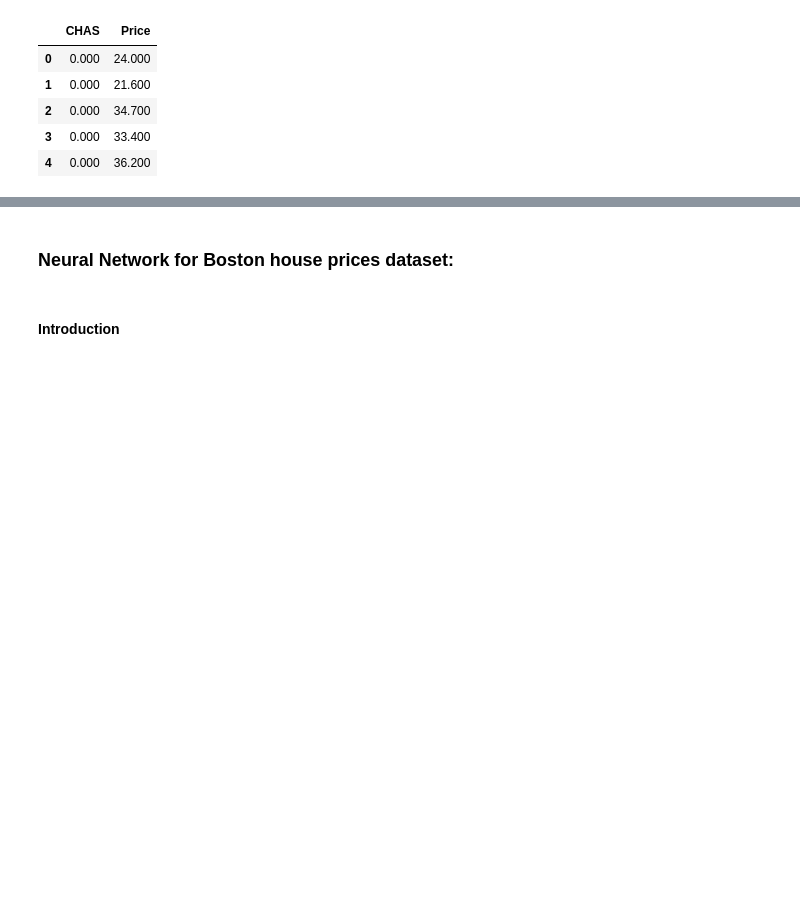
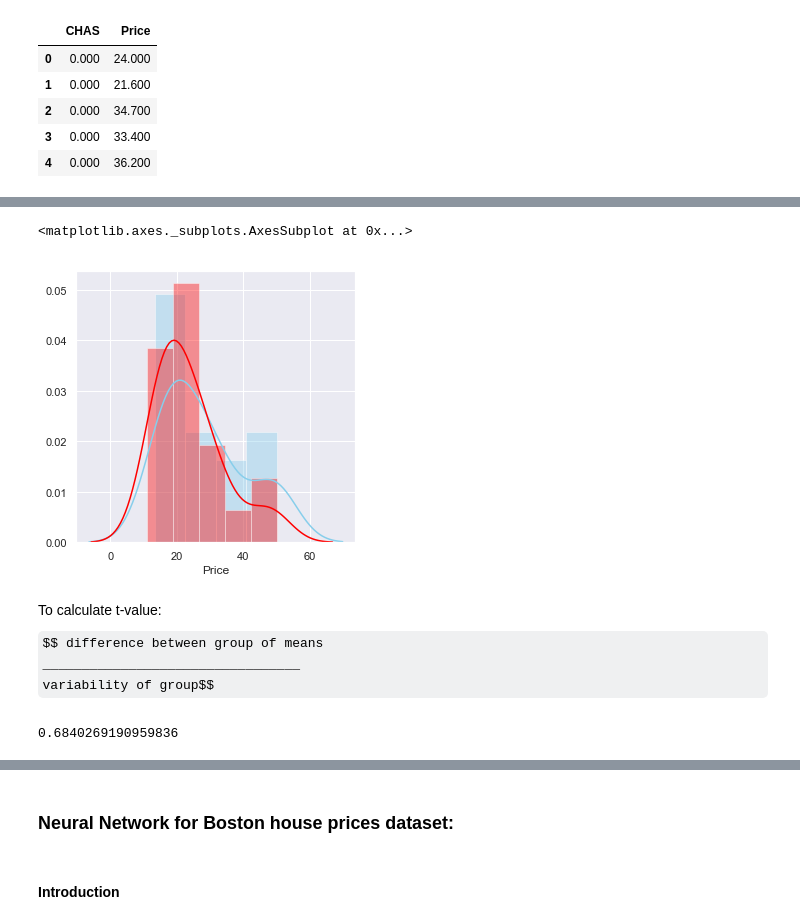
Before and after one commit to MartynaMisk/MachineLearnStat_Assessment, a Jupyter notebook: Project-HousePricing.ipynb, the cells around one changed output, grey strips where cells are left out. Drawn from its saved outputs; the diff is of its cells as text; code cells hidden in the pictures; some formulas as TeX source; blank space fills up the shorter version.

```diff
--- a/Project-HousePricing.ipynb
+++ b/Project-HousePricing.ipynb
@@ -388,0 +355,44 @@ data[data["CHAS"] == 0]
+# %%
+river = ttdata[ttdata["CHAS"] == 1]["Price"] #all the median house prices beside the river
+noriver = ttdata[ttdata["CHAS"] == 0]["Price"] #all the median house prices that are not located beside the river
+# %%
+#creating sample values for both categories. I will taek 20 samples from each:
+x = river.sample(n = 20)
+z = noriver.sample(n = 20)
+#as i am taking random samples the values will differ everytime the notebook is ran but shouldnt have much varaition
+# %%
+#checking the distribution and variance
+sns.distplot(x, color="skyblue", label="Sepal Length")
+sns.distplot(z, color="red", label="Sepal Width")
+# %% [output]
+<matplotlib.axes._subplots.AxesSubplot at 0x...>
+[figure, added]
+# %% [markdown]
+To calculate t-value:
+$$ difference between group of means
+_________________________________
+variability of group$$
+# %%
+#to mathematically calculate t-value i firts have to get difference between group of means
+mean1 = x.mean()
+mean2 = z.mean()
+group_mean = (mean1 - mean2)
+
+#Then I am going to focus on the variability of group
+#In order to get the variance i need to square the standard diviation of each group:
+square1 = (x.std() * x.std())
+sqaure2 = (z.std() * z.std())
+#now i need to divide the squared std by the sample size
+n = 20
+xx = (square1 / n)
+zz = (sqaure2 / n)
+#then we need to add it
+cc = (xx + zz)
+#last step for the bottom equation is to square root the inside
+root = cc**.5
+
+#last step:
+t_value = (group_mean - root)
+t_value
+# %% [output]
+0.6840269190959836
```
Also changed, not shown: parts of 22 cells of this notebook.
